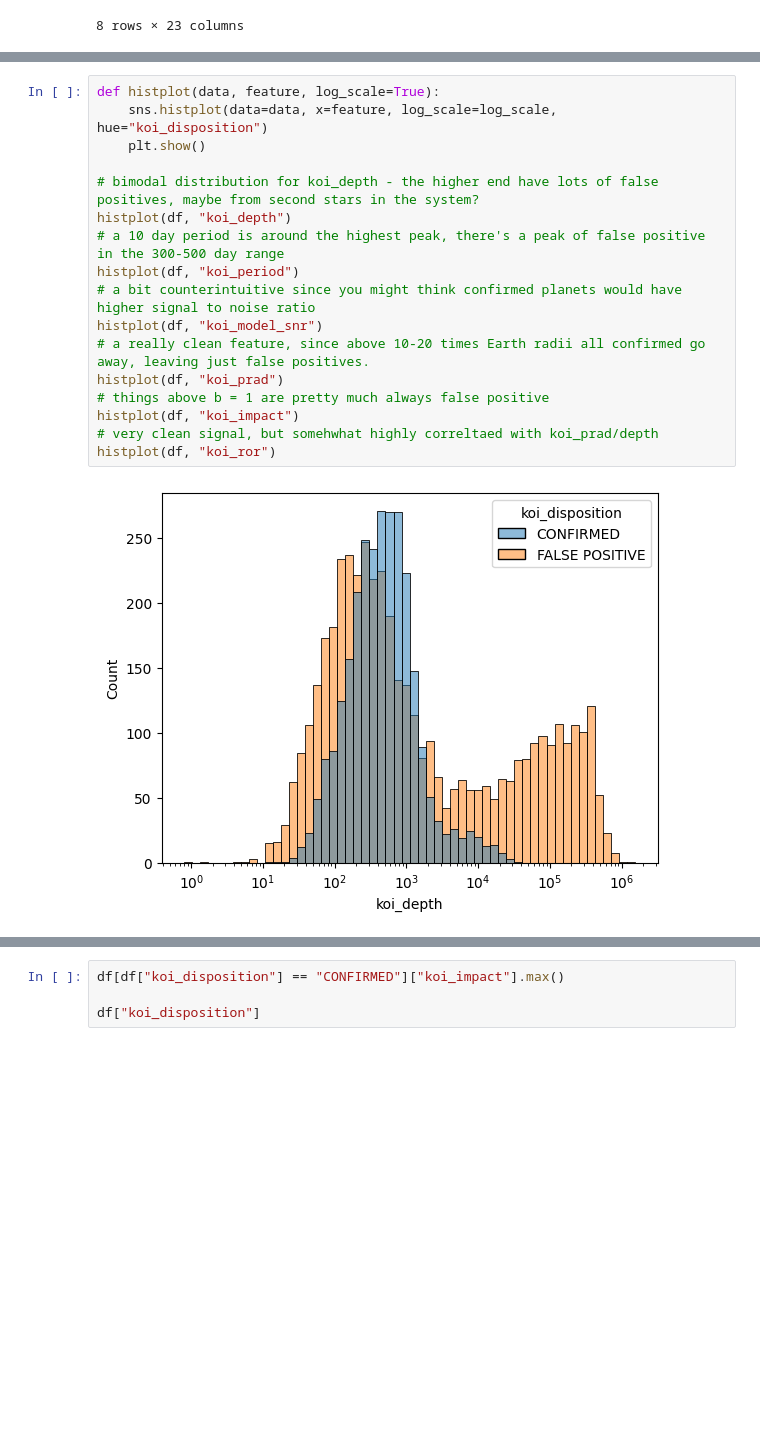
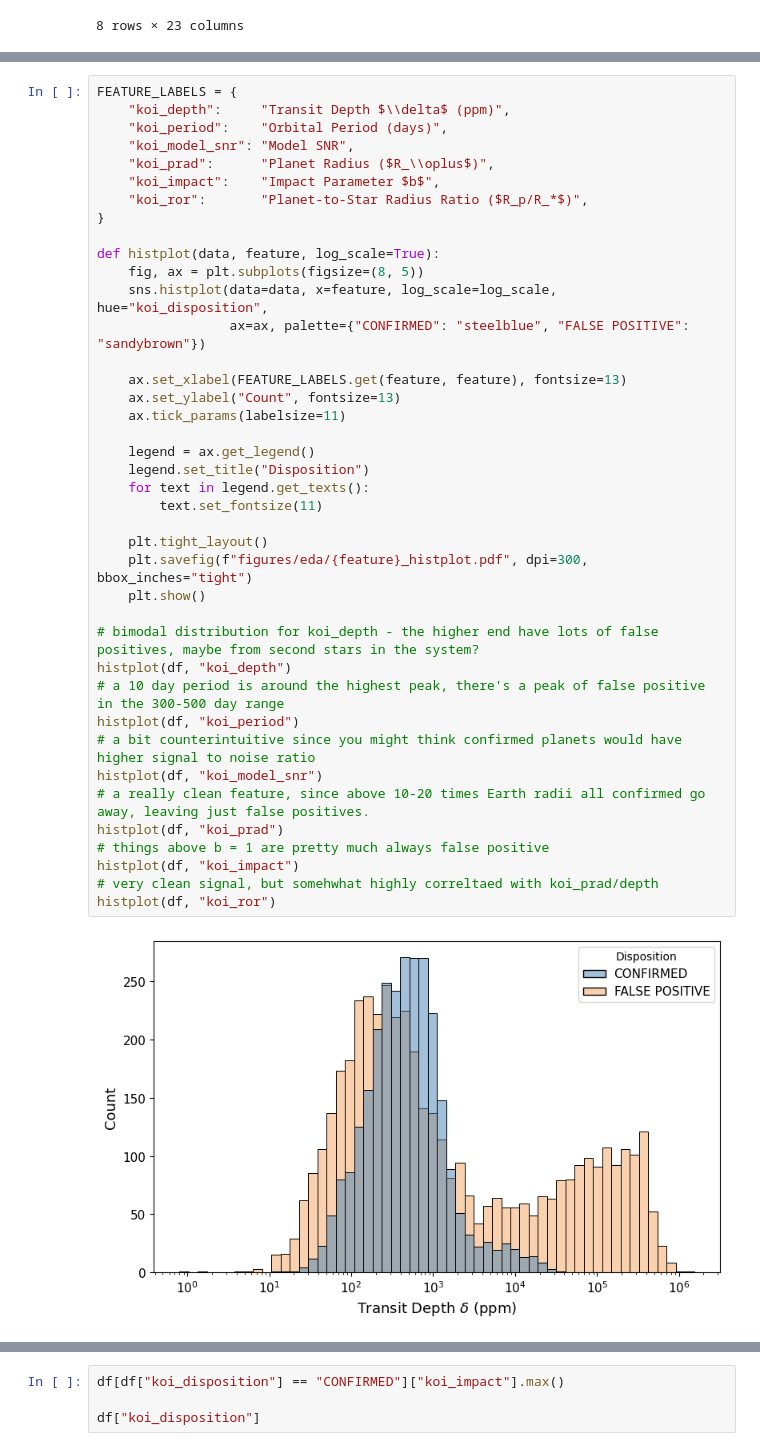
Before and after one commit to Swaraag/ExoplanetClassifier, a Jupyter notebook: work.ipynb, the cells around one changed output, grey strips where cells are left out. Drawn from its saved outputs; the diff is of its cells as text; blank space fills up the shorter version.

Commit message:
add exploratory data analysis figures for each variable

```diff
--- a/work.ipynb
+++ b/work.ipynb
@@ -80,21 +81,44 @@ koi_period            0
 rowid                 0
 dtype: int64
 # %%
+FEATURE_LABELS = {
+    "koi_depth":     "Transit Depth $\\delta$ (ppm)",
+    "koi_period":    "Orbital Period (days)",
+    "koi_model_snr": "Model SNR",
+    "koi_prad":      "Planet Radius ($R_\\oplus$)",
+    "koi_impact":    "Impact Parameter $b$",
+    "koi_ror":       "Planet-to-Star Radius Ratio ($R_p/R_*$)",
+}
+
 def histplot(data, feature, log_scale=True):
-    sns.histplot(data=data, x=feature, log_scale=log_scale, hue="koi_disposition")
+    fig, ax = plt.subplots(figsize=(8, 5))
+    sns.histplot(data=data, x=feature, log_scale=log_scale, hue="koi_disposition",
+                 ax=ax, palette={"CONFIRMED": "steelblue", "FALSE POSITIVE": "sandybrown"})
+
+    ax.set_xlabel(FEATURE_LABELS.get(feature, feature), fontsize=13)
+    ax.set_ylabel("Count", fontsize=13)
+    ax.tick_params(labelsize=11)
+
+    legend = ax.get_legend()
+    legend.set_title("Disposition")
+    for text in legend.get_texts():
+        text.set_fontsize(11)
+
+    plt.tight_layout()
+    plt.savefig(f"figures/eda/{feature}_histplot.pdf", dpi=300, bbox_inches="tight")
     plt.show()
 
 # bimodal distribution for koi_depth - the higher end have lots of false positives, maybe from second stars in the system?
 histplot(df, "koi_depth")
 # a 10 day period is around the highest peak, there's a peak of false positive in the 300-500 day range
 histplot(df, "koi_period")
 # a bit counterintuitive since you might think confirmed planets would have higher signal to noise ratio
 histplot(df, "koi_model_snr")
 # a really clean feature, since above 10-20 times Earth radii all confirmed go away, leaving just false positives.
 histplot(df, "koi_prad")
 # things above b = 1 are pretty much always false positive
 histplot(df, "koi_impact")
 # very clean signal, but somehwhat highly correltaed with koi_prad/depth
 histplot(df, "koi_ror")
 # %% [output]
-[figure, old version]
+[figure, new version]
```
Also changed, not shown: parts of 8 cells of this notebook, 9 other files.
